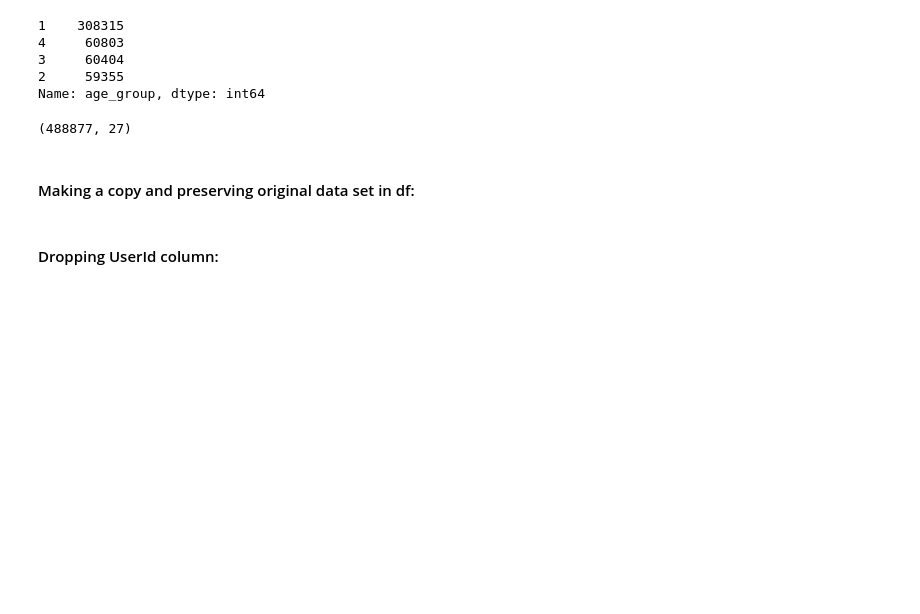
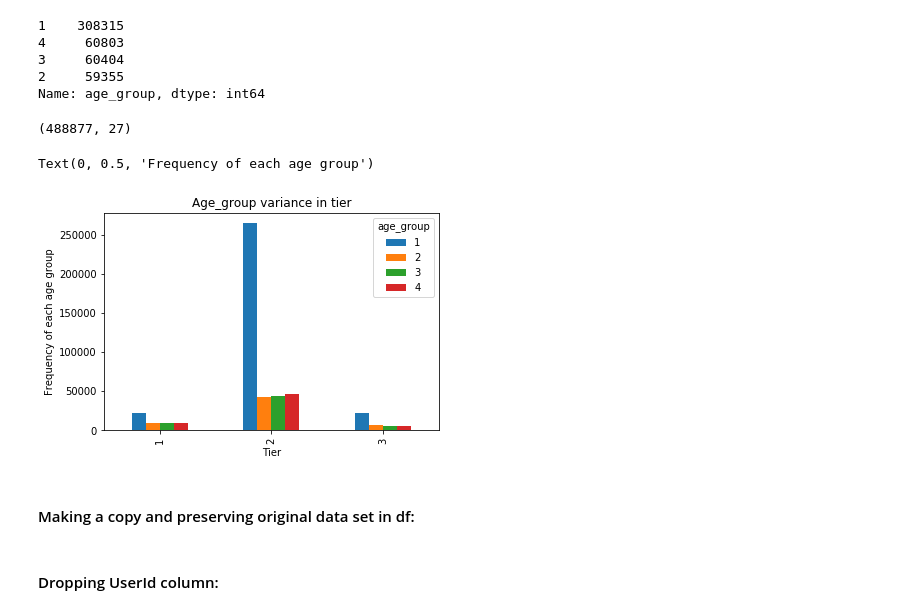
Before and after one commit to vai-bhav-m/Gon_and_Killua, a Jupyter notebook: vibe_bruv.ipynb, the cells around one changed output. Drawn from its saved outputs; the diff is of its cells as text; code cells hidden in the pictures; blank space fills up the shorter version.

```diff
--- a/vibe_bruv.ipynb
+++ b/vibe_bruv.ipynb
@@ -57,6 +57,14 @@ Name: age_group, dtype: int64
 df.shape
 # %% [output]
 (488877, 27)
+# %%
+pd.crosstab(df.tier,df.age_group).plot(kind='bar')
+plt.title('Age_group variance in tier')
+plt.xlabel('Tier')
+plt.ylabel('Frequency of each age group')
+# %% [output]
+Text(0, 0.5, 'Frequency of each age group')
+[figure, added]
 # %% [markdown]
 #### Making a copy and preserving original data set in df:
 # %%
```
